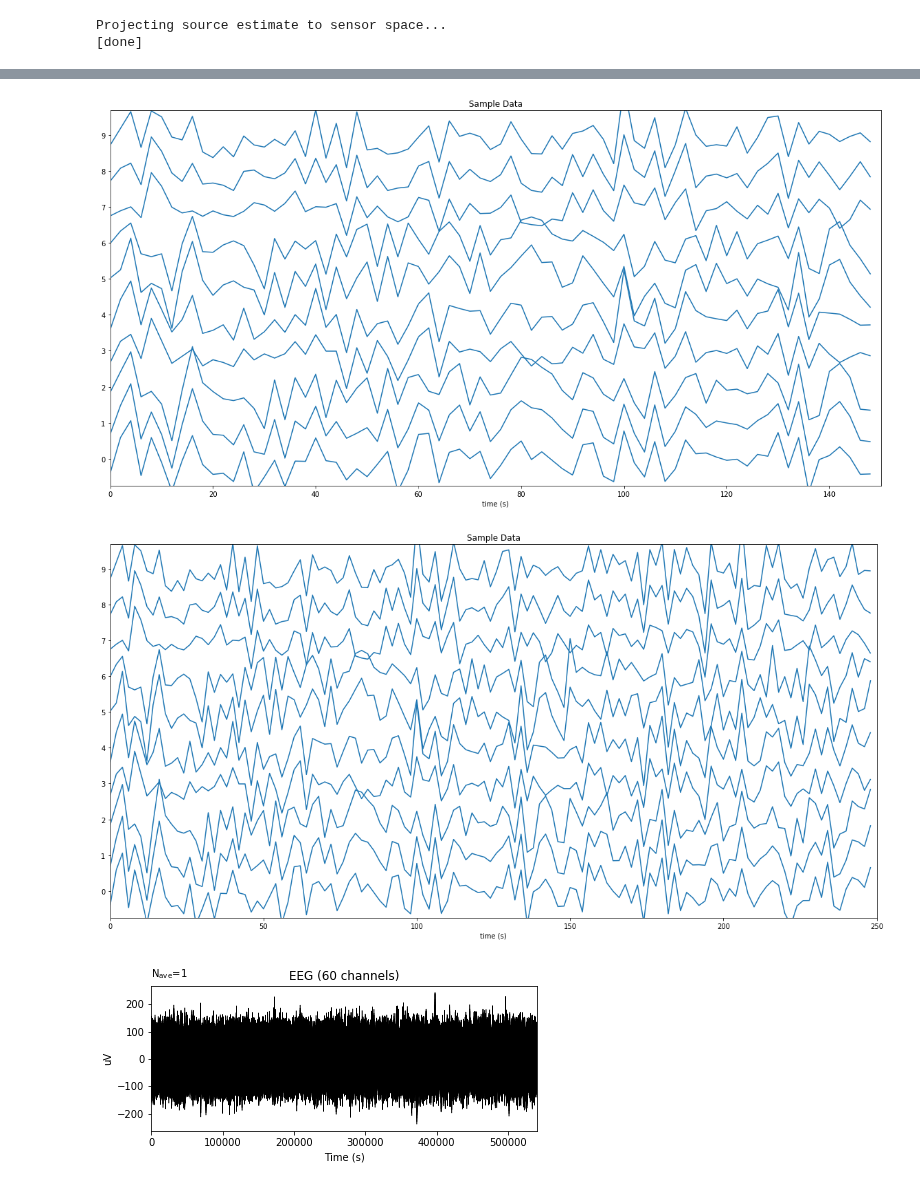
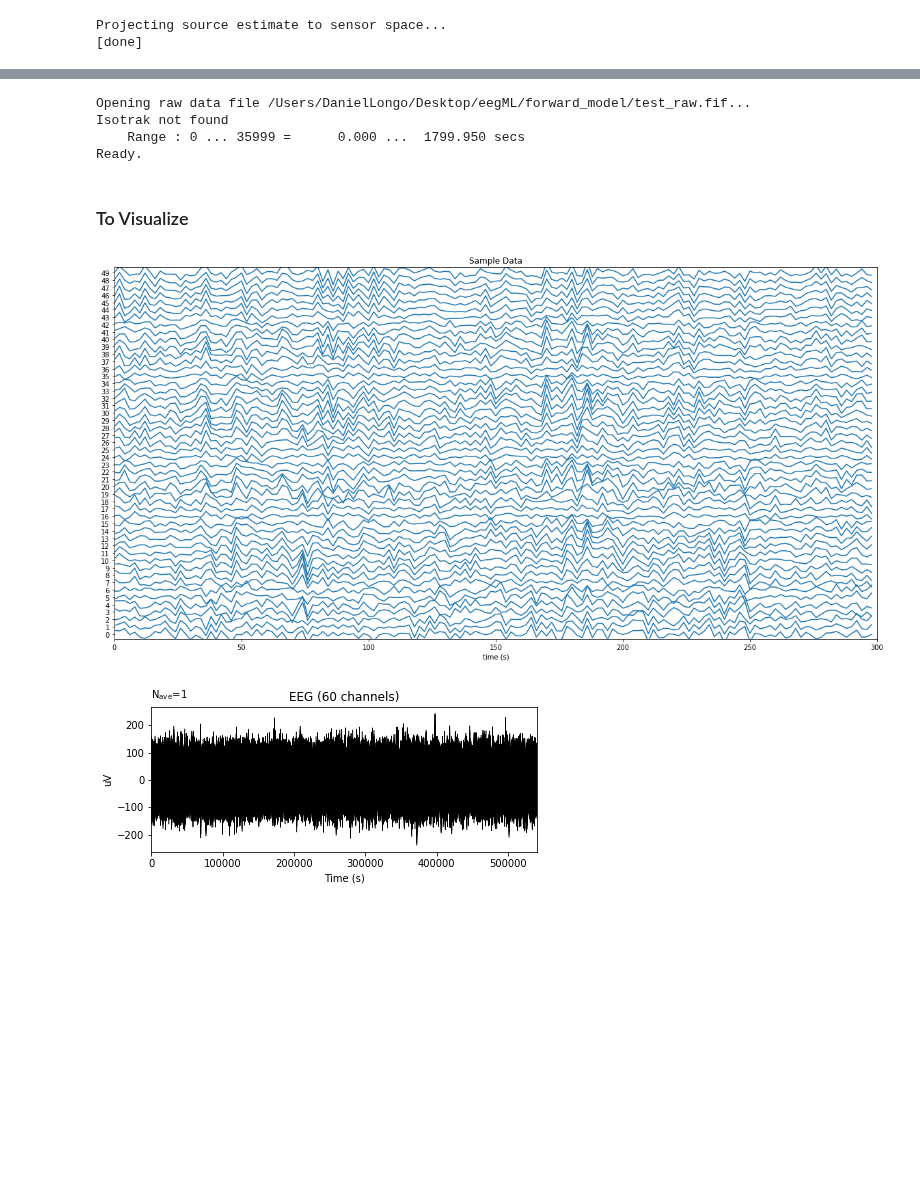
Before and after one commit to DanielLongo/eegML, a Jupyter notebook: forward_model/generate_eeg_data.ipynb, the cells around one changed output, grey strips where cells are left out. Saved outputs shown, nothing was run; the diff lists cells and outputs as text; code cells hidden in the pictures; blank space fills up the shorter version.

```diff
--- a/forward_model/generate_eeg_data.ipynb
+++ b/forward_model/generate_eeg_data.ipynb
@@ -55,7 +51,13 @@ time_step = .5
+# %%
+n_sensors = 60
+n_times = 36000
+time_step = 0.08
+frequency = 20
+channel_names = [str(i) for i in range(60)]
 # %% [markdown]
 Random source
 # %%
-z = np.dot(np.random.randn(n_dipoles, n_sensors), np.random.randn(n_sensors, n_times)) * 1e-9
+z = np.dot(np.random.randn(n_dipoles, n_sensors), np.random.randn(n_sensors, n_times)) #* 1e-9
 # %%
 # n_dipoles = leadfield.shape[1]
 vertices = [src_hemi['vertno'] for src_hemi in fwd_fixed['src']]
@@ -76,0 +81,2 @@ Projecting source estimate to sensor space...
+# %%
+filename = "test_raw.fif"
@@ -76,0 +101,7 @@ Projecting source estimate to sensor space...
+# %%
+x = mne.io.read_raw_fif(filename)
+# %% [output]
+Opening raw data file /Users/DanielLongo/Desktop/eegML/forward_model/test_raw.fif...
+Isotrak not found
+    Range : 0 ... 35999 =      0.000 ...  1799.950 secs
+Ready.
@@ -77,16 +117,13 @@ Projecting source estimate to sensor space...
+# %% [markdown]
+### To Visualize
 # %%
 from pylab import rcParams
 rcParams['figure.figsize'] = 20, 10
 # %%
-stacklineplot.show_epoch_centered(x, 0, epoch_width_sec=300, chstart=0, chstop=10, fs=.5, ylabels=range(60), yscale=2.0)
+stacklineplot.show_epoch_centered(x, 100, epoch_width_sec=400, chstart=0, chstop=50, fs=frequency, ylabels=channel_names, yscale=3.0)
 plt.title('Sample Data');
 # %% [output]
-[figure, old version]
+[figure, new version]
-# %%
-stacklineplot.show_epoch_centered(x, 100, epoch_width_sec=300, chstart=0, chstop=10, fs=.5, ylabels=range(60), yscale=2.0)
-plt.title('Sample Data');
-# %% [output]
-[figure, removed]
 # %%
 fig = leadfield.plot(exclude=(), time_unit='s')
 # %% [output]
```
Also changed, not shown: parts of 25 cells of this notebook.
